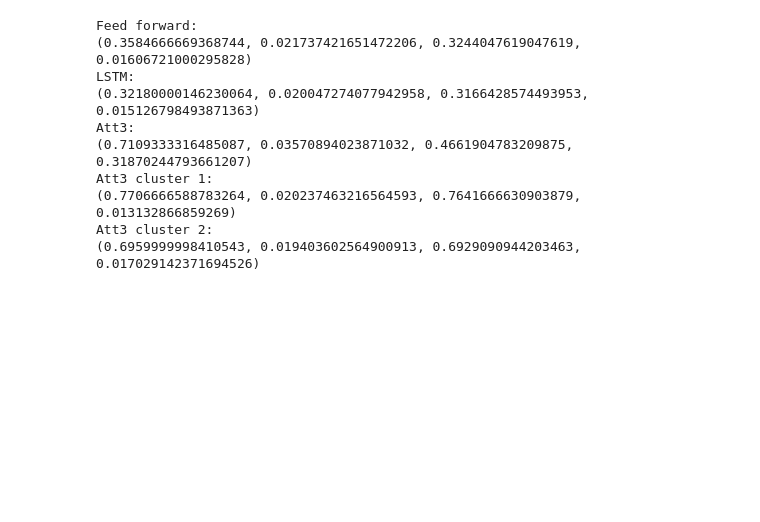
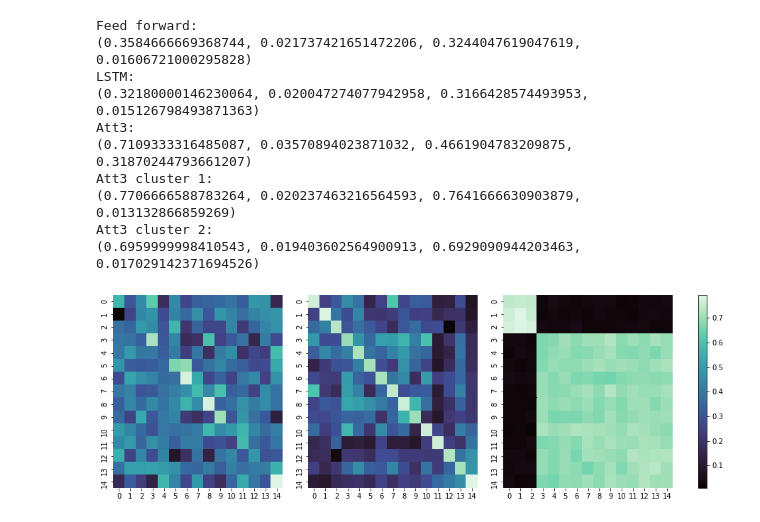
Before and after one commit to mingweima/hintplaygame, a Jupyter notebook: experiments.ipynb, the cells around one changed output. Cells and saved outputs as stored; diff of their text form; code cells hidden in the pictures; blank space fills up the shorter version.

```diff
--- a/experiments.ipynb
+++ b/experiments.ipynb
@@ -60,3 +61,25 @@ Att3 cluster 1:
 (0.7706666588783264, 0.020237463216564593, 0.7641666630903879, 0.013132866859269)
 Att3 cluster 2:
 (0.6959999998410543, 0.019403602564900913, 0.6929090944203463, 0.017029142371694526)
+# %%
+att1 = pd.read_csv('xp_att1.csv')
+att1 = att1.iloc[:15,1:16].values
+idx = np.argsort(att1[:,0])
+att1 = att1[idx][:,idx]
+
+att2 = pd.read_csv('xp_att2.csv')
+att2 = att2.iloc[:15,1:16].values
+idx = np.argsort(att2[:,0])
+att2 = att2[idx][:,idx]
+
+fig, axs = plt.subplots(ncols=4, gridspec_kw=dict(width_ratios=[4,4,4,0.2]), figsize=(15,5))
+
+sns.heatmap(att1, cbar=False, ax=axs[0], cmap="mako")
+sns.heatmap(att2, cbar=False, ax=axs[1], cmap="mako")
+sns.heatmap(att3, cbar=False, ax=axs[2], cmap="mako")
+
+fig.colorbar(axs[2].collections[0], cax=axs[3])
+
+plt.show()
+# %% [output]
+[figure, added]
```
Also changed, not shown: parts of 1 cell of this notebook, 1 other file.
